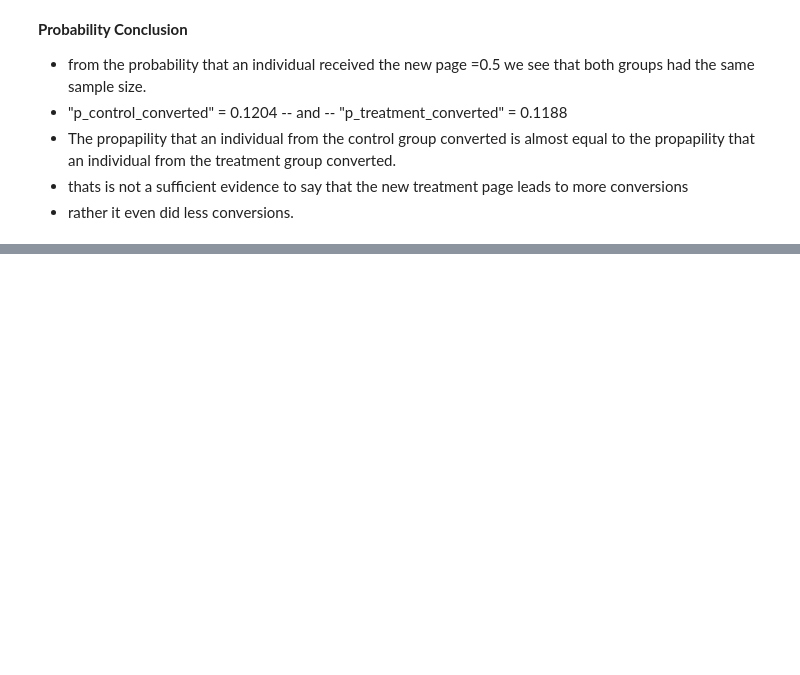
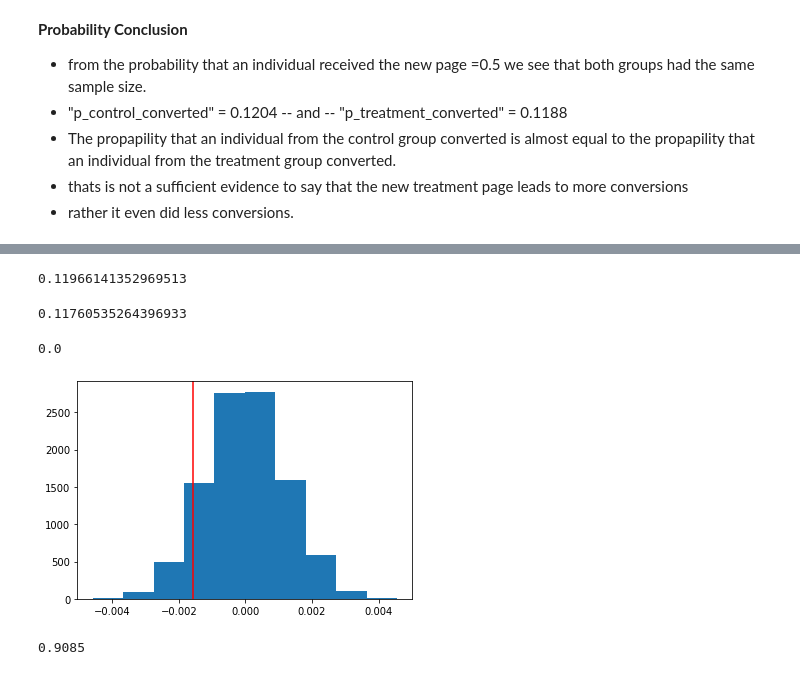
Before and after one commit to Amr-elwetaidy/Analyze_A-B_Test_Results, a Jupyter notebook: Analyze_ab_test_results_notebook.ipynb, the cells around one changed output, grey strips where cells are left out. Cells and saved outputs as stored; diff of their text form; code cells hidden in the pictures; blank space fills up the shorter version.

```diff
--- a/Analyze_ab_test_results_notebook.ipynb
+++ b/Analyze_ab_test_results_notebook.ipynb
@@ -152,0 +361,42 @@ obs_diff = p_treat_converted - p_control_converted
+# %%
+# Simulating 𝑛_𝑛𝑒𝑤 transactions with a convert rate of 𝑝_𝑛𝑒𝑤 under the null
+new_page_converted = np.random.choice([1, 0], size=n_new, p=[p_new, 1-p_new])
+new_page_p = new_page_converted.mean()
+new_page_p
+# %% [output]
+0.11966141352969513
+# %%
+# Simulating 𝑛_old transactions with a convert rate of 𝑝_old under the null
+old_page_converted = np.random.choice([1, 0], size=n_old, p=[p_old, 1-p_old])
+old_page_p = old_page_converted.mean()
+old_page_p
+# %% [output]
+0.11760535264396933
+# %%
+# calculating the difference observed in the sample
+p_new - p_old
+# %% [output]
+0.0
+# %%
+# Simulate 10,000 𝑝_𝑛𝑒𝑤 - 𝑝_𝑜𝑙𝑑 values using the same process
+p_diffs = []
+for _ in range(10000):
+    new_page_converted_1 = np.random.choice([1, 0], size=n_new, p=[p_new, 1-p_new])
+    old_page_converted_1 = np.random.choice([1, 0], size=n_old, p=[p_old, 1-p_old])
+    p_new_1 = new_page_converted_1.mean()
+    p_old_1 = old_page_converted_1.mean()
+    p_diffs.append(p_new_1 - p_old_1)
+
+p_diffs = np.array(p_diffs)
+# %%
+# Plotting a histogram of the p_diffs
+plt.hist(p_diffs);
+plt.axvline(obs_diff, c='red');
+# %% [output]
+[figure, added]
+# %%
+# calculating the P_value
+# (the proportion of the p_diffs that are greater than the actual difference observed in the dateset)
+(p_diffs > obs_diff).mean()
+# %% [output]
+0.9085
```
Also changed, not shown: parts of 46 cells of this notebook.
